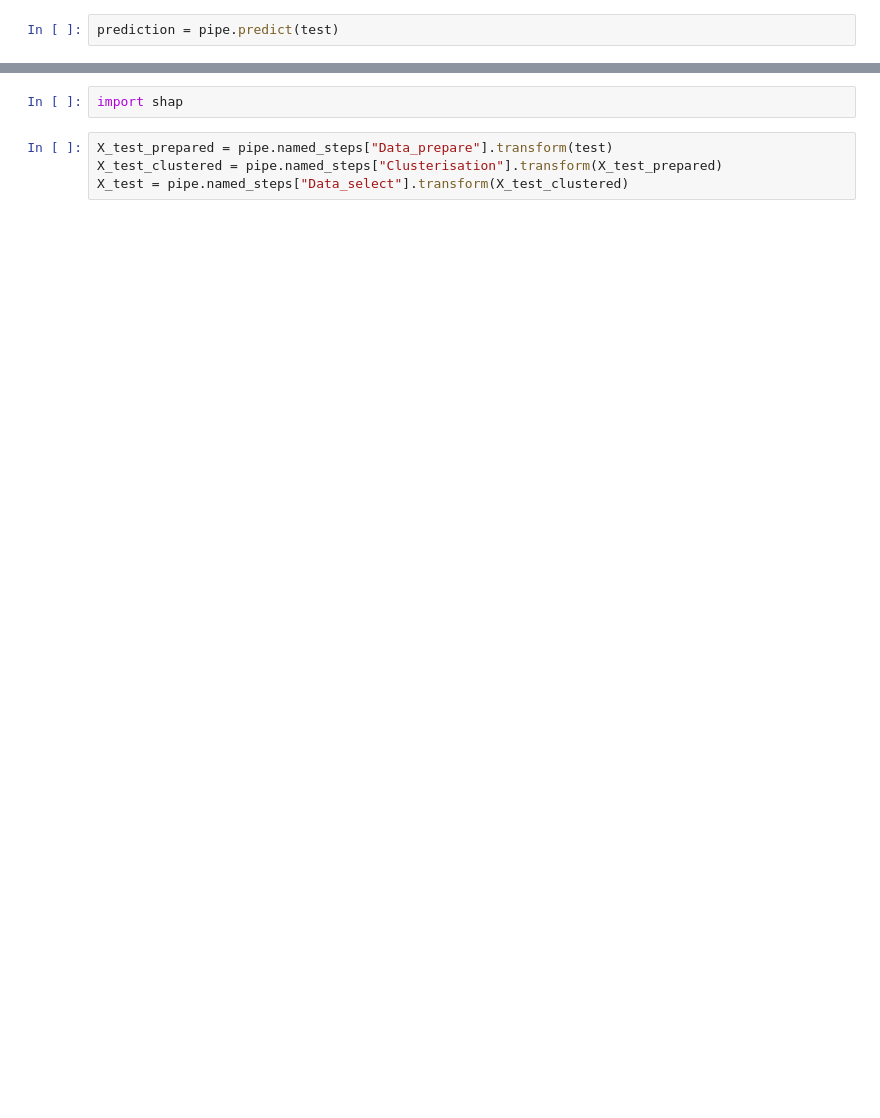
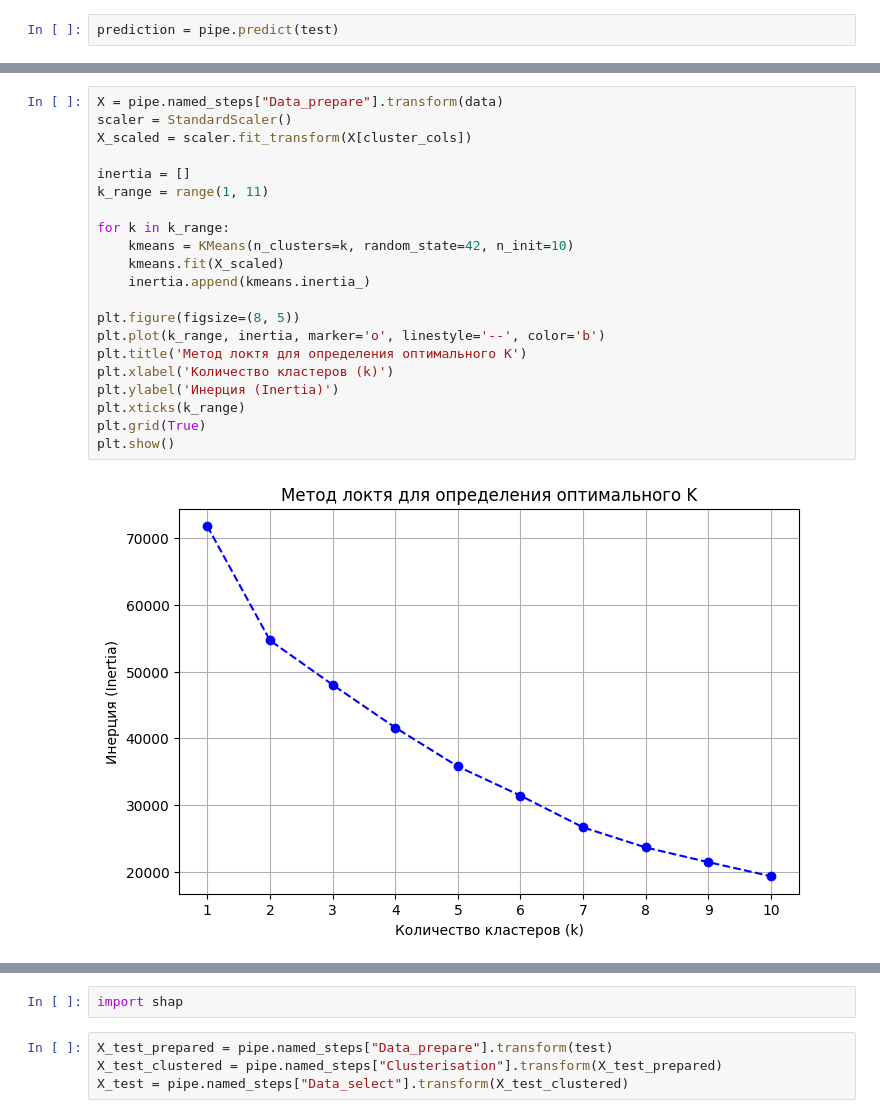
Before and after one commit to max12G/vic2-save, a Jupyter notebook: model/training.ipynb, the cells around one changed output, grey strips where cells are left out. Cells and saved outputs as stored; diff of their text form; blank space fills up the shorter version.

```diff
--- a/model/training.ipynb
+++ b/model/training.ipynb
@@ -320,0 +412,23 @@ plt.show()
+# %%
+X = pipe.named_steps["Data_prepare"].transform(data)
+scaler = StandardScaler()
+X_scaled = scaler.fit_transform(X[cluster_cols])
+
+inertia = []
+k_range = range(1, 11)
+
+for k in k_range:
+    kmeans = KMeans(n_clusters=k, random_state=42, n_init=10)
+    kmeans.fit(X_scaled)
+    inertia.append(kmeans.inertia_)
+
+plt.figure(figsize=(8, 5))
+plt.plot(k_range, inertia, marker='o', linestyle='--', color='b')
+plt.title('Метод локтя для определения оптимального K')
+plt.xlabel('Количество кластеров (k)')
+plt.ylabel('Инерция (Inertia)')
+plt.xticks(k_range)
+plt.grid(True)
+plt.show()
+# %% [output]
+[figure, added]
```
Also changed, not shown: parts of 20 cells of this notebook, 3 other files.
